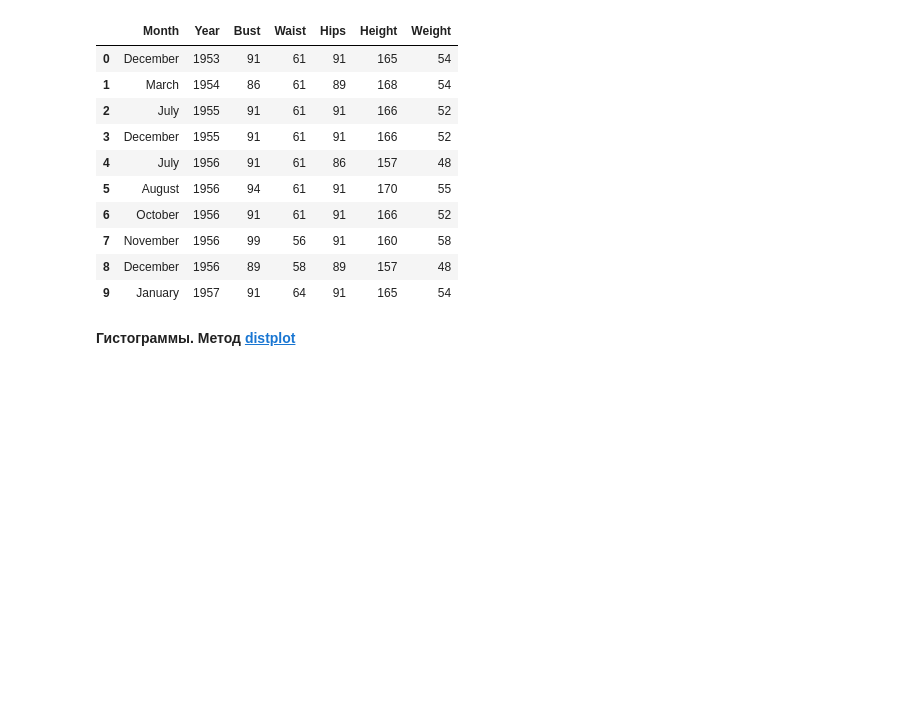
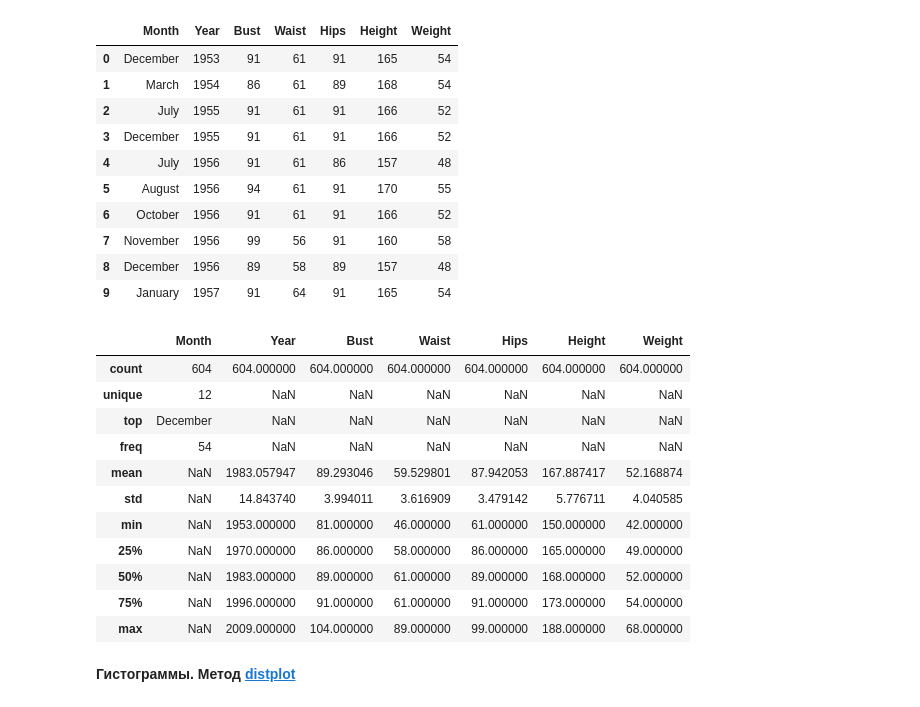
Before and after one commit to Visyulin/FROM-HSE-DM-ML, a Jupyter notebook: notebooks/lesson02_libraries_and_math/lesson2_part6_seaborn_example.ipynb, the cells around one changed output. Drawn from its saved outputs; the diff is of its cells as text; code cells hidden in the pictures; blank space fills up the shorter version.

```diff
--- a/notebooks/lesson02_libraries_and_math/lesson2_part6_seaborn_example.ipynb
+++ b/notebooks/lesson02_libraries_and_math/lesson2_part6_seaborn_example.ipynb
@@ -42,5 +42,20 @@ girls.head(10)
 | 7 | November | 1956 | 99 | 56 | 91 | 160 | 58 |
 | 8 | December | 1956 | 89 | 58 | 89 | 157 | 48 |
 | 9 | January | 1957 | 91 | 64 | 91 | 165 | 54 |
+# %%
+girls.describe(include='all')
+# %% [output]
+|  | Month | Year | Bust | Waist | Hips | Height | Weight |
+| count | 604 | 604.000000 | 604.000000 | 604.000000 | 604.000000 | 604.000000 | 604.000000 |
+| unique | 12 | NaN | NaN | NaN | NaN | NaN | NaN |
+| top | December | NaN | NaN | NaN | NaN | NaN | NaN |
+| freq | 54 | NaN | NaN | NaN | NaN | NaN | NaN |
+| mean | NaN | 1983.057947 | 89.293046 | 59.529801 | 87.942053 | 167.887417 | 52.168874 |
+| std | NaN | 14.843740 | 3.994011 | 3.616909 | 3.479142 | 5.776711 | 4.040585 |
+| min | NaN | 1953.000000 | 81.000000 | 46.000000 | 61.000000 | 150.000000 | 42.000000 |
+| 25% | NaN | 1970.000000 | 86.000000 | 58.000000 | 86.000000 | 165.000000 | 49.000000 |
+| 50% | NaN | 1983.000000 | 89.000000 | 61.000000 | 89.000000 | 168.000000 | 52.000000 |
+| 75% | NaN | 1996.000000 | 91.000000 | 61.000000 | 91.000000 | 173.000000 | 54.000000 |
+| max | NaN | 2009.000000 | 104.000000 | 89.000000 | 99.000000 | 188.000000 | 68.000000 |
 # %% [markdown]
 **Гистограммы. Метод <a href="https://stanford.edu/~mwaskom/software/seaborn/generated/seaborn.distplot.html">distplot</a>**
```
Also changed, not shown: parts of 2 cells of this notebook, 6 other files.
